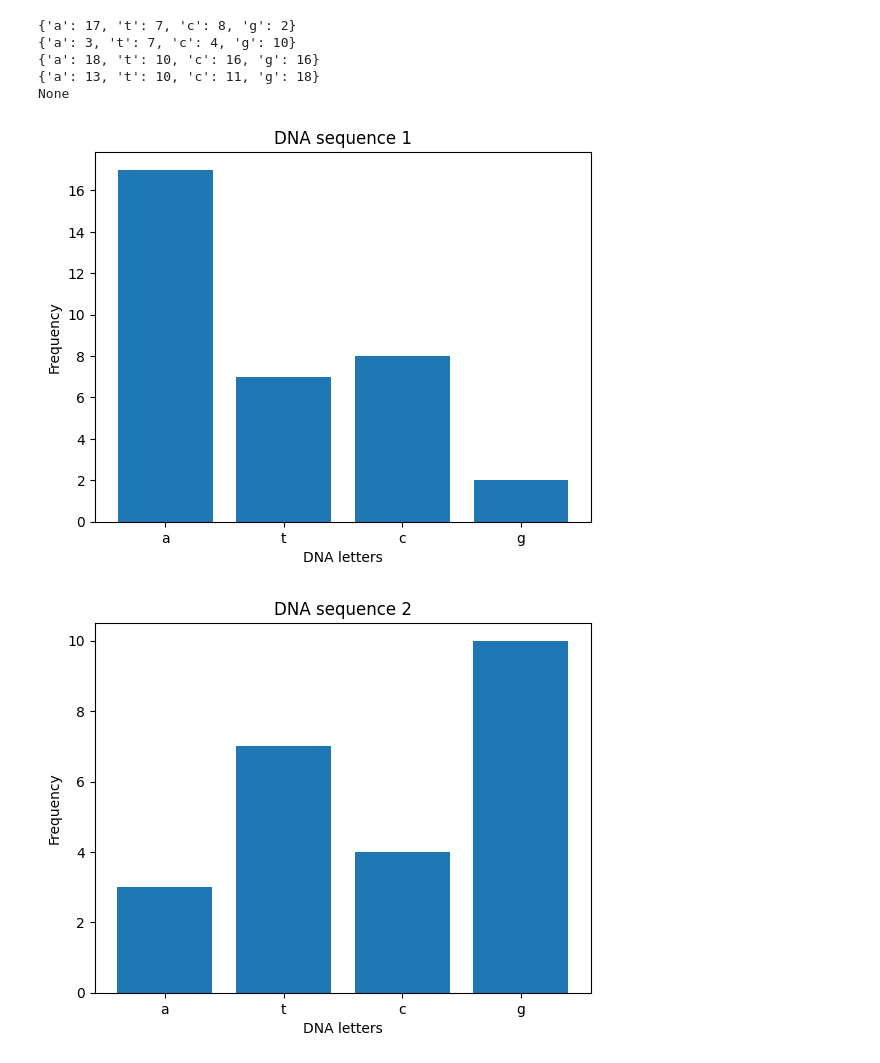
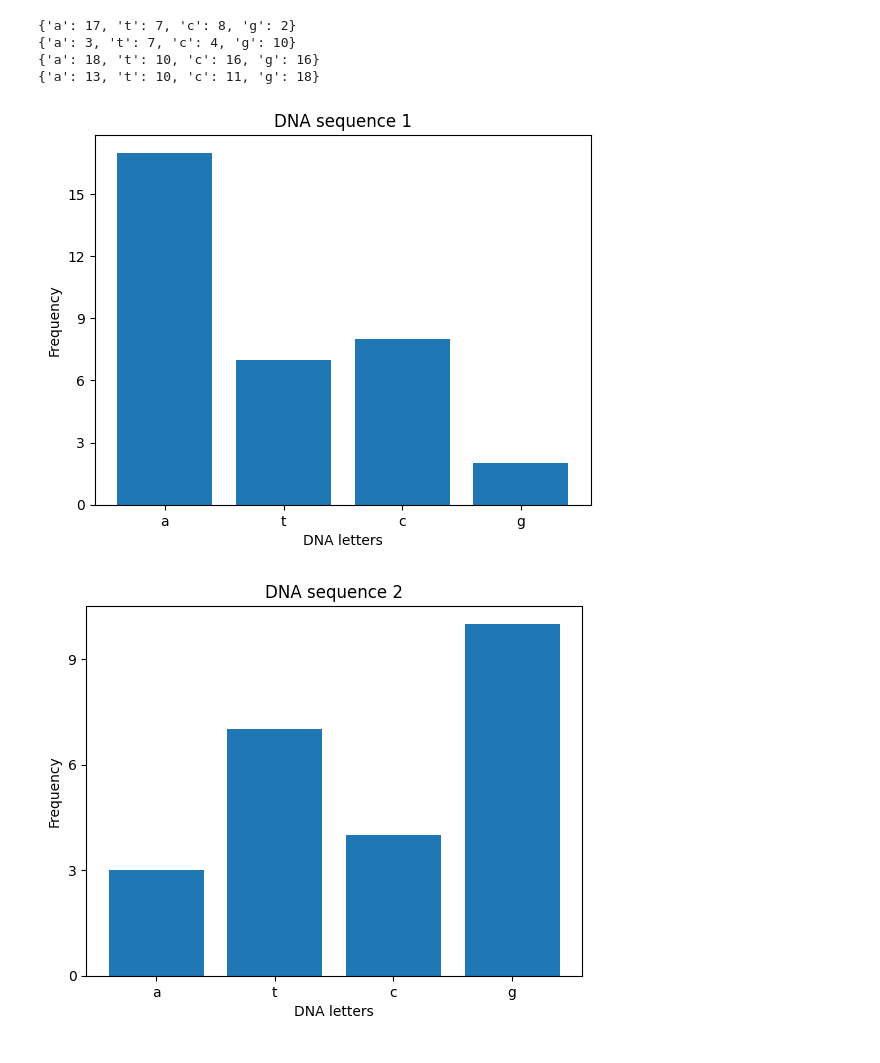
Before and after one commit to Anja-Sche/Lab1_Anja_Scherwall_DE25, a Jupyter notebook: Lab1.ipynb, the cells around one changed output. Drawn from its saved outputs; the diff is of its cells as text; code cells hidden in the pictures.

```diff
--- a/Lab1.ipynb
+++ b/Lab1.ipynb
@@ -24,53 +30,50 @@ def print_chart(x):
         ax=plt.axes()
         ax.bar(letters, count)
         ax.set(xlabel='DNA letters', ylabel='Frequency', title=(f"DNA sequence {x +1}"))
-        ax.yaxis.set_major_formatter("{x:.0f}")
+        ax.yaxis.set_major_locator(ticker.MultipleLocator(3))
         x+=1
 
         #changed to another way of ploting chart
 # %%
-import matplotlib.pyplot as plt
-import numpy as np
-
 data_file = read_file("dna_raw.txt")
 if data_file != None:
 
     #clean the sequences
     data_strings = []
     for data in data_file:
-        y=data[5:].strip("\n")
+        y=data[5:].lower()
+        y = re.sub("\n", "", y)
         data_strings.append(y)
     data_strings
 
     #created a dictionary
     dna_data = {value: 0 for key, value in enumerate("atcg")}
 
     #count each letter ad pair with the letter in the dict
     #put each dict in a new list
     count_result = []
     for x in range(len(data_strings)):
             for key, value in dna_data.items():
-                dna_data['a'] = data_strings[x].lower().count("a")
-                dna_data['t'] = data_strings[x].lower().count("t")
-                dna_data['c'] = data_strings[x].lower().count("c")
-                dna_data['g'] = data_strings[x].lower().count("g")
+                dna_data['a'] = data_strings[x].count("a")
+                dna_data['t'] = data_strings[x].count("t")
+                dna_data['c'] = data_strings[x].count("c")
+                dna_data['g'] = data_strings[x].count("g")
             print(dna_data)  #to see that I manage to count an put in to dict
             letters = list(dna_data.keys())
             count = list(dna_data.values())
             count_result.append(count)
     #Found this webbsite for explanation to extract keys and values in dicts before putting them in chart
     # https://pythonguides.com/matplotlib-plot-bar-chart-from-dict-python/
 
 
     i=0
-    print(print_chart(i))
+    print_chart(i)
 else:
     print("Try again")
 # %% [output]
 {'a': 17, 't': 7, 'c': 8, 'g': 2}
 {'a': 3, 't': 7, 'c': 4, 'g': 10}
 {'a': 18, 't': 10, 'c': 16, 'g': 16}
 {'a': 13, 't': 10, 'c': 11, 'g': 18}
-None
-[figure, old version]
+[figure, new version]
-[figure, old version]
+[figure, new version]
```
Also changed, not shown: parts of 3 cells of this notebook.
